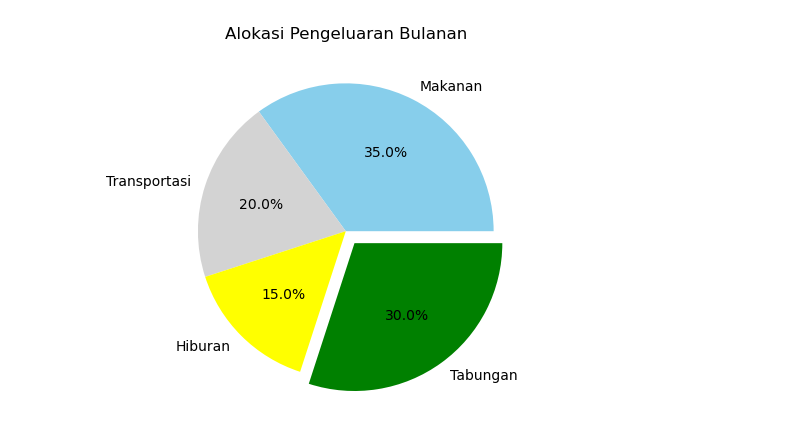
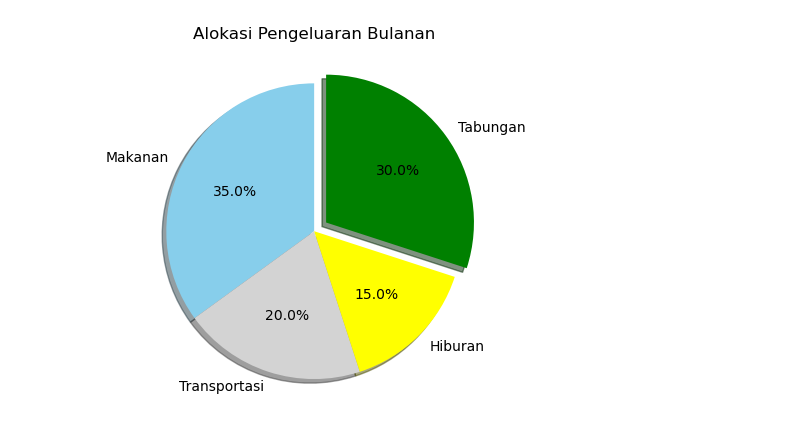
Before and after one commit to Haerulanwar05/Zero-To-ML-Engineer, a Jupyter notebook: Matplotlib/piechart.ipynb, the cells around one changed output. Saved outputs shown, nothing was run; the diff lists cells and outputs as text; code cells hidden in the pictures.

```diff
--- a/Matplotlib/piechart.ipynb
+++ b/Matplotlib/piechart.ipynb
@@ -5,15 +5,17 @@ import numpy as np
 # %%
 
 label = ["Makanan", "Transportasi", "Hiburan", "Tabungan"]
 persentase = np.array([35, 20, 15, 30])
 
 colors = ["skyblue", "lightgray", "yellow", "green"]
 
 plt.pie(persentase, labels=label,
                     autopct="%1.1f%%",
                     colors= colors,
-                    explode=[0, 0, 0, 0.1])
+                    explode=[0, 0, 0, 0.1],
+                    shadow="True",
+                    startangle=90)
 plt.title("Alokasi Pengeluaran Bulanan")
 plt.show()
 # %% [output]
-[figure, old version]
+[figure, new version]
```
